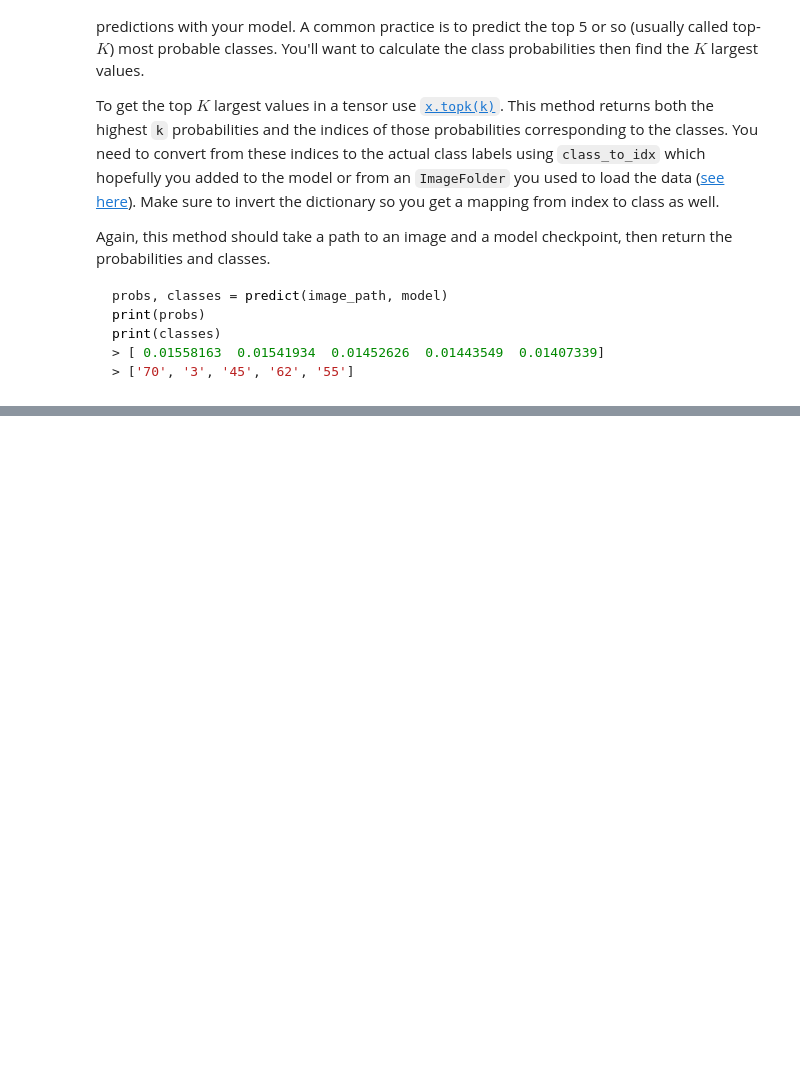
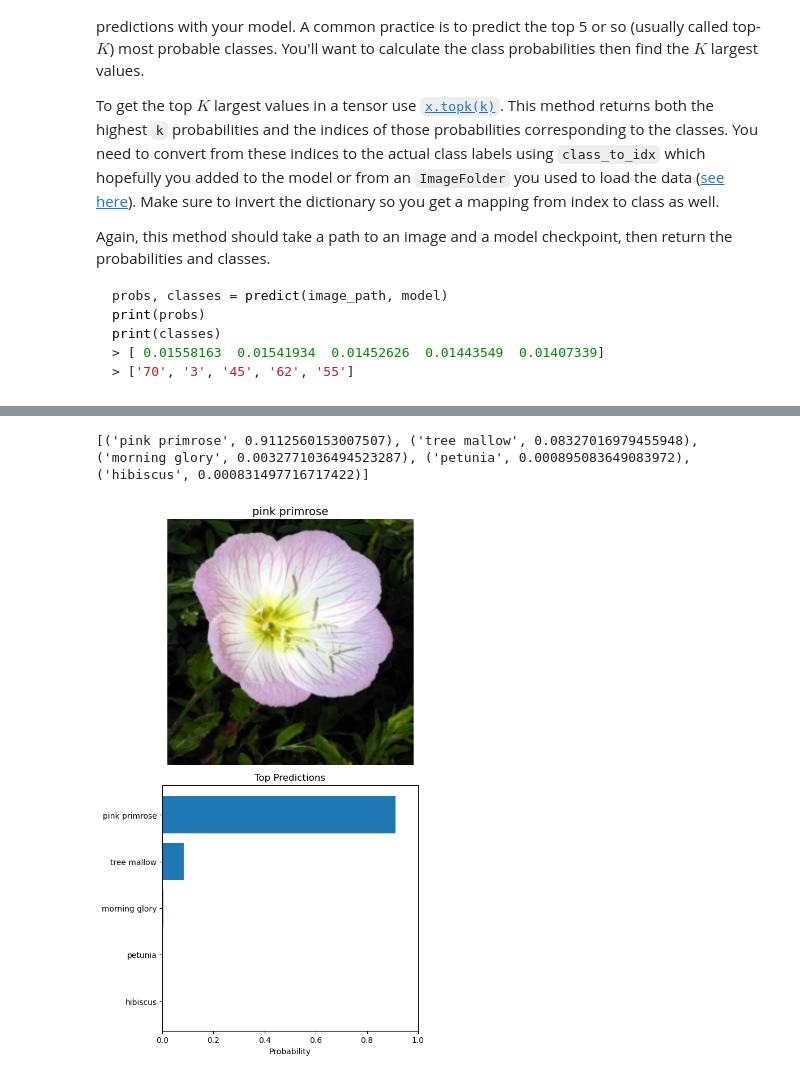
Before and after one commit to koneu/py_aipnd_project, a Jupyter notebook: Image Classifier Project.ipynb, the cells around one changed output, grey strips where cells are left out. Saved outputs shown, nothing was run; the diff lists cells and outputs as text; code cells hidden in the pictures; blank space fills up the shorter version.

```diff
--- a/Image Classifier Project.ipynb
+++ b/Image Classifier Project.ipynb
@@ -99,3 +122,9 @@ GPU Workspaces about Keeping Your Session Active. You'll want to include code fr
+# %%
+EPOCHS = 10
+for epoch in range(EPOCHS):
+    train_model(model, train_loader, optimizer, DEVICE)
+
+# and we have our model, which we save
 # %% [markdown]
 ## Testing your network
 
@@ -194,8 +262,15 @@ print(classes)
 def predict(image_path, model, topk=5):
     ''' Predict the class (or classes) of an image using a trained deep learning model.
     '''
+    model.eval()
+    image = process_image(image_path)
 
-    # TODO: Implement the code to predict the class from an image file
+    with torch.no_grad():
+        output = model(image)
+        probs = torch.softmax(output, dim=1)
+        probs, indices = torch.topk(probs, topk)
+
+    return probs.squeeze().tolist(), indices.squeeze().tolist()
 # %% [markdown]
 ## Sanity Checking
 
@@ -208,0 +282,40 @@ You can convert from the class integer encoding to actual flower names with the
+# %%
+from load_model import classes, cat_to_name
+def predict_class(image_path: str, topk: int = 5) -> list[tuple[str, float]]:
+    probs, indices = predict(image_path, model, topk)
+    c = [classes[i] for i in indices]
+    return list(zip(c, probs))
+
+def predict_label(image_path: str, topk: int = 5) -> list[tuple[str, float]]:
+    results = predict_class(image_path, topk)
+    return [(cat_to_name[cls], prob) for cls, prob in results]
+
+model = model.to("cpu") # i dont care about speed anymore, so just keep everything on cpu
+image_path = "flowers/test/1/image_06743.jpg"
+
+results = predict_label(image_path)
+print(results)
+
+# Get tensor image for imshow
+tensor_image = process_image(image_path).squeeze(0)
+labels = [r[0] for r in results]
+probs = [r[1] for r in results]
+
+# Plot
+fig, (ax1, ax2) = plt.subplots(2, 1, figsize=(6, 10))
+
+imshow(tensor_image, ax=ax1)
+ax1.set_title(f"{labels[0]}", fontsize=14)
+ax1.axis("off")
+
+ax2.barh(labels[::-1], probs[::-1])
+ax2.set_xlabel("Probability")
+ax2.set_xlim(0, 1)
+ax2.set_title("Top Predictions")
+
+plt.tight_layout()
+plt.savefig("prediction.png")
+plt.show()
+# %% [output]
+[('pink primrose', 0.9112560153007507), ('tree mallow', 0.08327016979455948), ('morning glory', 0.0032771036494523287), ('petunia', 0.000895083649083972), ('hibiscus', 0.000831497716717422)]
+[figure, added]
```
Also changed, not shown: parts of 15 cells of this notebook, 3 other files.
